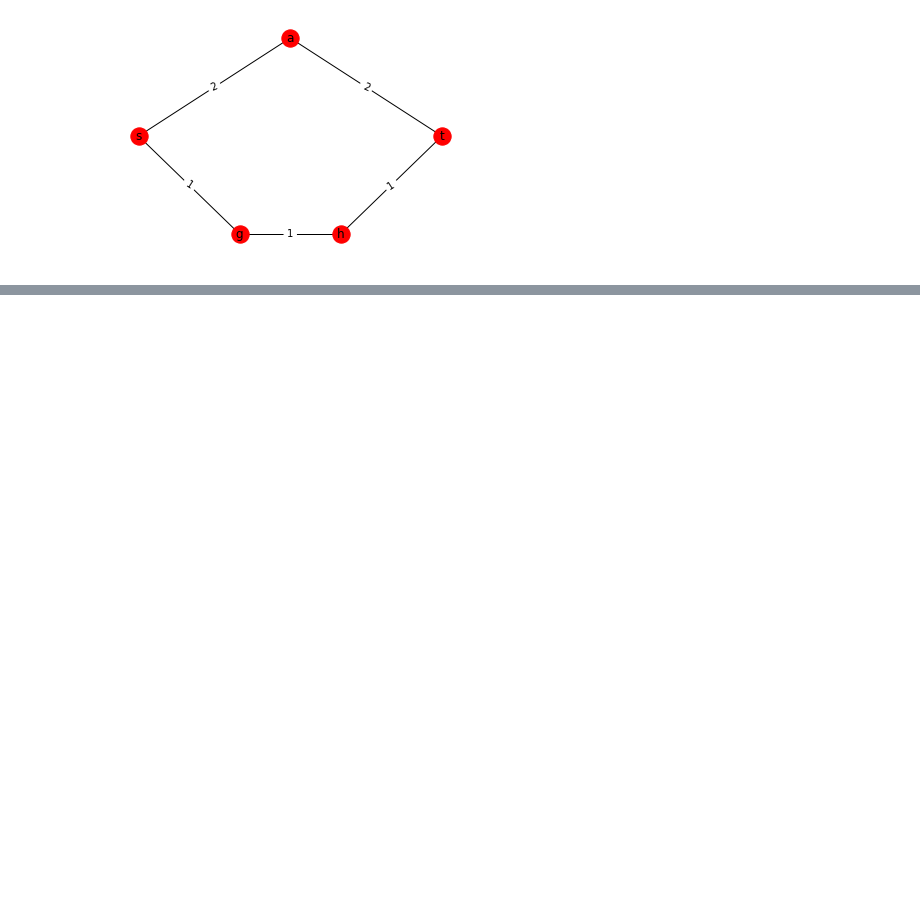
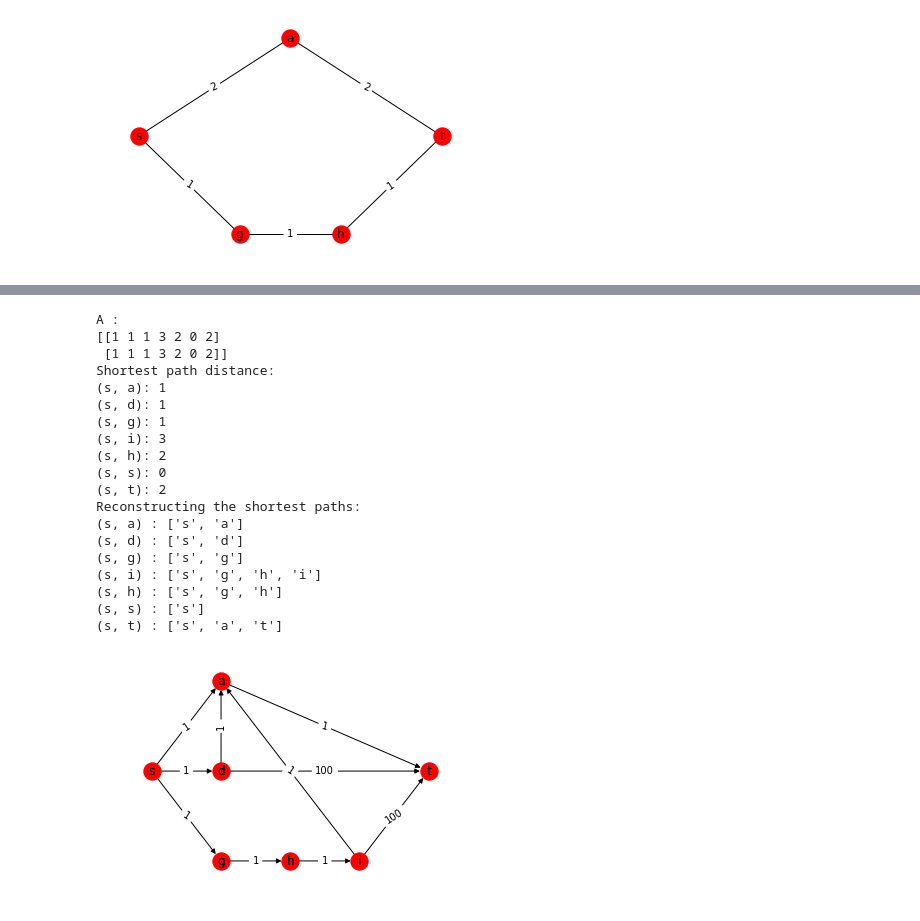
Before and after one commit to aishwarya34/AlgorithmsIlluminated, a Jupyter notebook: C4W1_29BELLMAN_FORD_ALGORITHM_30ALL_PAIRS_SHORTEST_PATHS.ipynb, the cells around one changed output, grey strips where cells are left out. Cells and saved outputs as stored; diff of their text form; code cells hidden in the pictures; blank space fills up the shorter version.

```diff
--- a/C4W1_29BELLMAN_FORD_ALGORITHM_30ALL_PAIRS_SHORTEST_PATHS.ipynb
+++ b/C4W1_29BELLMAN_FORD_ALGORITHM_30ALL_PAIRS_SHORTEST_PATHS.ipynb
@@ -98,0 +317,35 @@ It turns out you can solve the reconstruction problem for negative cost cycles a
+# %%
+## Stopping Early
+DG = nx.DiGraph()
+for i,j in zip(['s', 'a', 'd', 'g', 'h', 'i', 't'],[(0, 5), (5, 10), (5, 5), (5, 0), (10, 0), (15, 0), (20, 5)]):
+    DG.add_node(i, pos=j)
+DG.nodes.data()
+DG.add_weighted_edges_from([('s', 'a', 1), ('s', 'd', 1), ('s', 'g', 1), ('a', 't', 1), ('d', 't', 100), ('g', 'h', 1), ('h', 'i', 1), ('i', 't', 100), ('i', 'a', 1), ('d', 'a', 1)])
+pos = nx.get_node_attributes(DG, 'pos')
+weights = nx.get_edge_attributes(DG, 'weight')
+nx.draw_networkx_edge_labels(DG, pos, edge_labels = weights)
+nx.draw_networkx_labels(DG,pos=pos)
+nx.draw(DG, pos, with_labels = True)
+start_vert = 's'
+Bellman_Ford_Algorithm_optimize(DG, start_vert)
+# %% [output]
+A :
+[[1 1 1 3 2 0 2]
+ [1 1 1 3 2 0 2]]
+Shortest path distance:
+(s, a): 1
+(s, d): 1
+(s, g): 1
+(s, i): 3
+(s, h): 2
+(s, s): 0
+(s, t): 2
+Reconstructing the shortest paths:
+(s, a) : ['s', 'a']
+(s, d) : ['s', 'd']
+(s, g) : ['s', 'g']
+(s, i) : ['s', 'g', 'h', 'i']
+(s, h) : ['s', 'g', 'h']
+(s, s) : ['s']
+(s, t) : ['s', 'a', 't']
+[figure, added]
```
Also changed, not shown: parts of 7 cells of this notebook.
